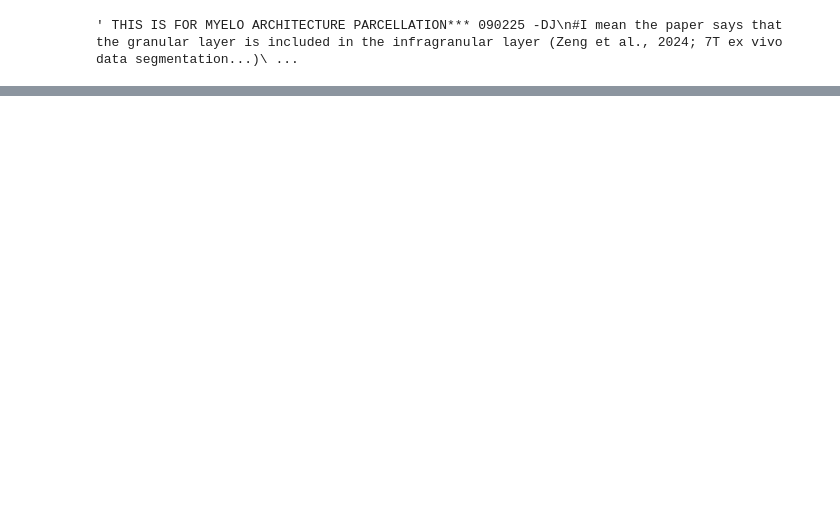
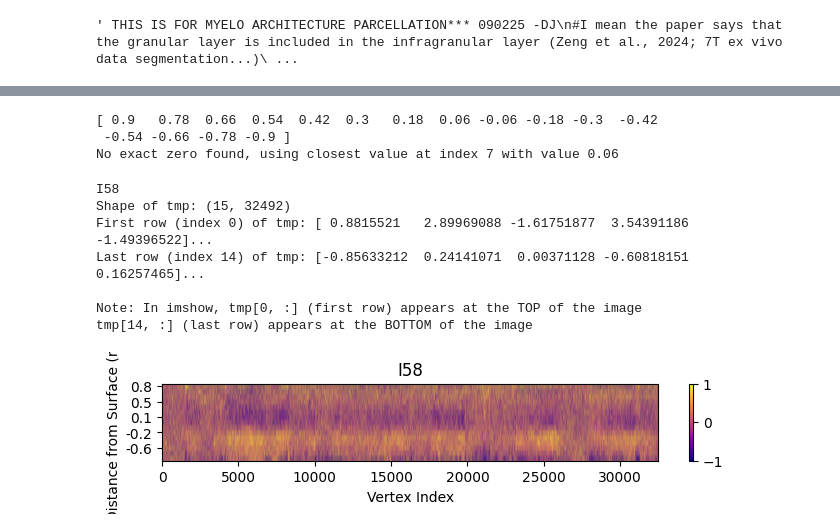
Before and after one commit to dyjung130/cortical_layer, a Jupyter notebook: jupyter-notebook/081925_qc_native/analyze_post4slurm_data.ipynb, the cells around one changed output, grey strips where cells are left out. Cells and saved outputs as stored; diff of their text form; code cells hidden in the pictures; blank space fills up the shorter version.

Commit message:
updating the depth profile of intesity for display. this is for qc

```diff
--- a/jupyter-notebook/081925_qc_native/analyze_post4slurm_data.ipynb
+++ b/jupyter-notebook/081925_qc_native/analyze_post4slurm_data.ipynb
@@ -216 +188,65 @@ for subjects in os.listdir(base_path):
+# %%
+print(dist_array)
+#find the location where the value crosses 0
+# Check if dist_array has any zero values
+zero_indices = np.where(dist_array == 0)[0]
+if len(zero_indices) > 0:
+    zero_index = zero_indices[0]
+else:
+    # If no exact zero, find the closest value to zero
+    zero_index = np.argmin(np.abs(dist_array))
+    print(f"No exact zero found, using closest value at index {zero_index} with value {dist_array[zero_index]}")
+# %% [output]
+[ 0.9   0.78  0.66  0.54  0.42  0.3   0.18  0.06 -0.06 -0.18 -0.3  -0.42
+ -0.54 -0.66 -0.78 -0.9 ]
+No exact zero found, using closest value at index 7 with value 0.06
+# %%
+plt.figure(figsize=(8,1))
+
+subject_index = 1
+tmp = lh_intensity_data_uncut[subject_index]
+print(lh_subject_names[subject_index])
+print(f"Shape of tmp: {tmp.shape}")
+print(f"First row (index 0) of tmp: {tmp[0, :5]}...")  # Show first 5 values of first row
+print(f"Last row (index {tmp.shape[0]-1}) of tmp: {tmp[-1, :5]}...")  # Show first 5 values of last row
+
+# imshow displays the array with:
+# - First row (tmp[0, :]) at the TOP of the image (y=0)
+# - Last row (tmp[-1, :]) at the BOTTOM of the image
+# - Origin is at top-left corner by default
+# - Each row in the array becomes a horizontal line in the image
+# - Row index increases from top to bottom in the displayed image
+
+#sort by mean of column
+#tmp = tmp[:, np.argsort(np.mean(tmp, axis=0))]
+plt.imshow(tmp, cmap='plasma', aspect='auto')
+plt.colorbar()
+plt.title(lh_subject_names[subject_index])
+plt.xlabel('Vertex Index')
+
+# Calculate rolling average of consecutive pairs for y-axis labels
+dist_array_avg = []
+for i in range(len(dist_array) - 1):
+    avg = (dist_array[i] + dist_array[i + 1]) / 2
+    dist_array_avg.append(avg)
+dist_array_avg = np.array(dist_array_avg)
+
+# Set y-axis ticks and labels using dist_array_avg
+y_tick_positions = np.arange(0, len(dist_array_avg), max(1, len(dist_array_avg)//5))
+y_tick_labels = [f'{dist_array_avg[i]:.1f}' for i in y_tick_positions]
+plt.yticks(y_tick_positions, y_tick_labels)
+plt.ylabel('Distance from Surface (mm)')
+plt.clim(-1,1)
+
+print(f"\nNote: In imshow, tmp[0, :] (first row) appears at the TOP of the image")
+print(f"tmp[{tmp.shape[0]-1}, :] (last row) appears at the BOTTOM of the image")
+# %% [output]
+I58
+Shape of tmp: (15, 32492)
+First row (index 0) of tmp: [ 0.8815521   2.89969088 -1.61751877  3.54391186 -1.49396522]...
+Last row (index 14) of tmp: [-0.85633212  0.24141071  0.00371128 -0.60818151  0.16257465]...
+
+Note: In imshow, tmp[0, :] (first row) appears at the TOP of the image
+tmp[14, :] (last row) appears at the BOTTOM of the image
+[figure, added]
 # %%
```
Also changed, not shown: parts of 18 cells of this notebook, 4 other files.
